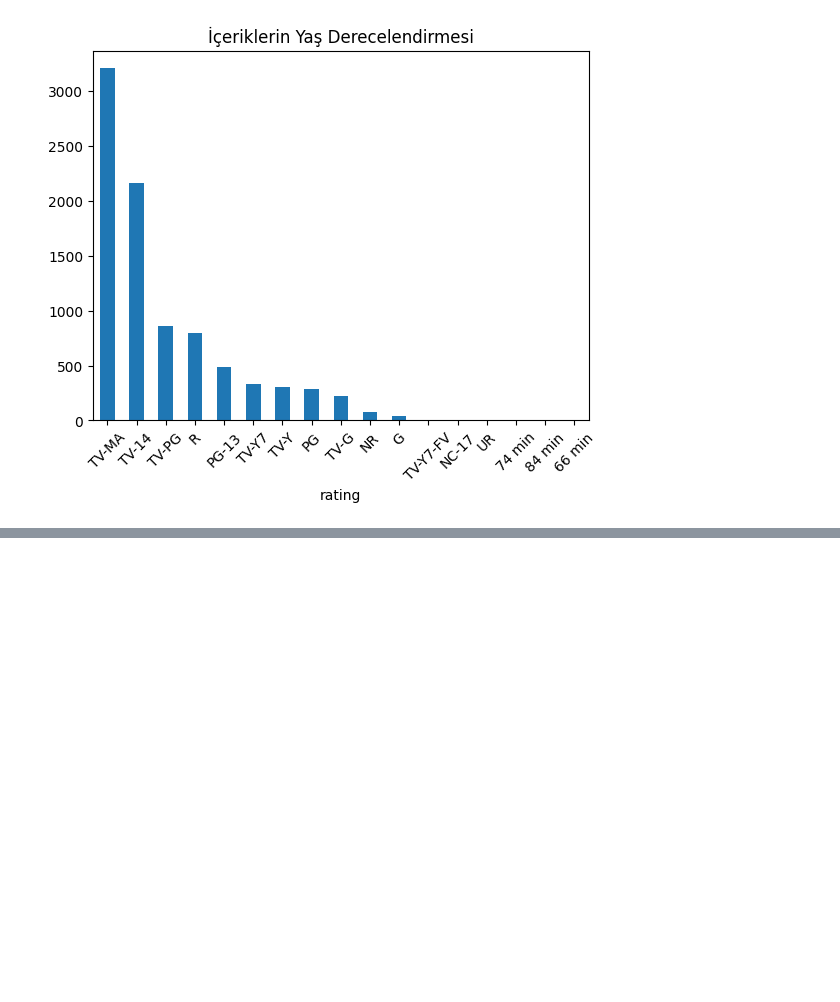
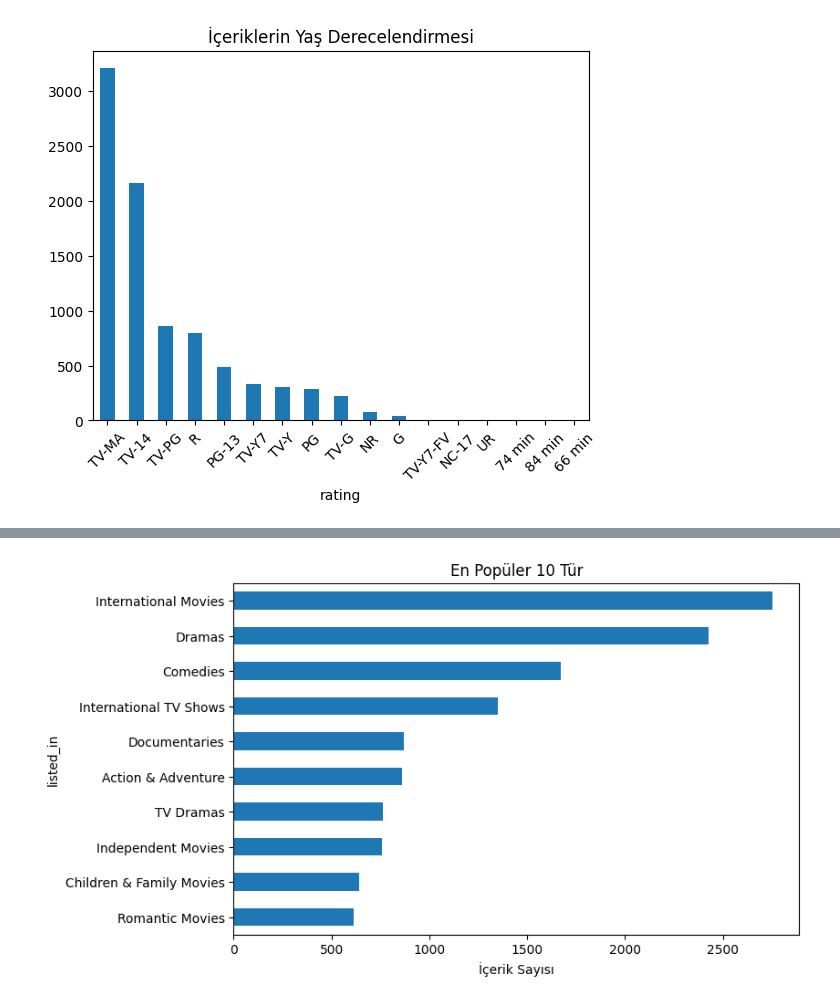
Before and after one commit to seydagultopal/netflix-data-analysis, a Jupyter notebook: notebooks/analysis.ipynb, the cells around one changed output, grey strips where cells are left out. Cells and saved outputs as stored; diff of their text form; code cells hidden in the pictures; blank space fills up the shorter version.

```diff
--- a/notebooks/analysis.ipynb
+++ b/notebooks/analysis.ipynb
@@ -125,0 +180,12 @@ plt.show()
+# %%
+df_genre = df.dropna(subset=['listed_in']).copy()
+df_genre['listed_in'] = df_genre['listed_in'].str.split(', ')
+df_exploded = df_genre.explode('listed_in')
+
+top_genres = df_exploded['listed_in'].value_counts().head(10)
+top_genres.plot(kind='barh', title='En Popüler 10 Tür', figsize=(8, 5))
+plt.xlabel("İçerik Sayısı")
+plt.gca().invert_yaxis()
+plt.show()
+# %% [output]
+[figure, added]
```
Also changed, not shown: parts of 6 cells of this notebook.
